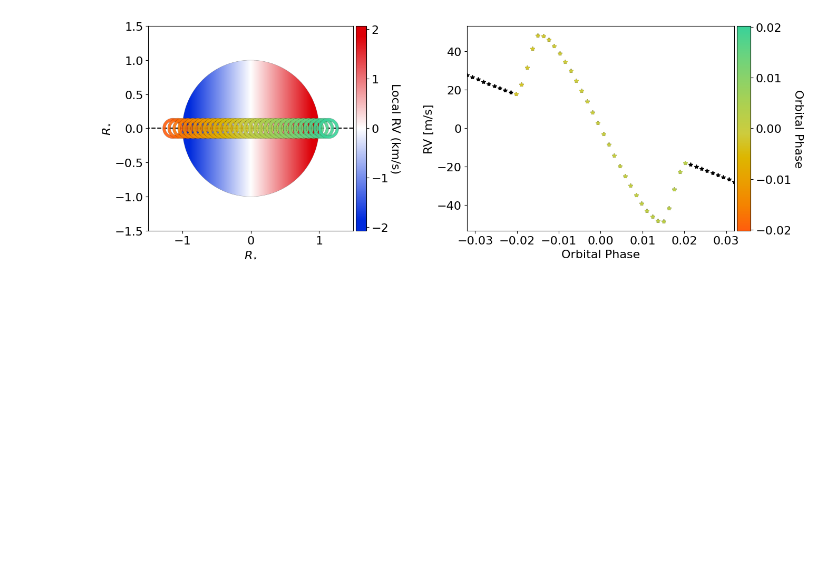
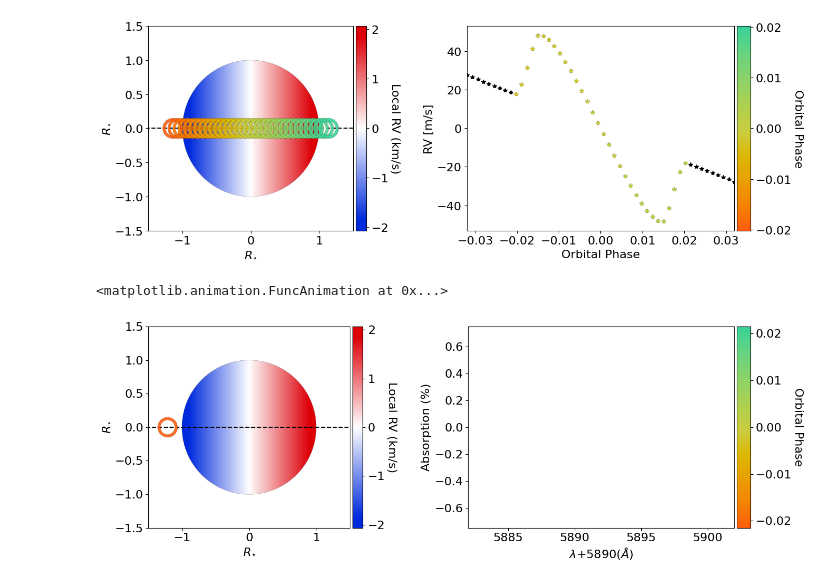
Before and after one commit to EduardoCristo/SOAP-Spot-Oscillation-And-Planet-code, a Jupyter notebook: docs/notebooks/Sun_jupiter_phoenix.ipynb, the cells around one changed output. Saved outputs shown, nothing was run; the diff lists cells and outputs as text; code cells hidden in the pictures; blank space fills up the shorter version.

```diff
--- a/docs/notebooks/Sun_jupiter_phoenix.ipynb
+++ b/docs/notebooks/Sun_jupiter_phoenix.ipynb
@@ -185,0 +188,5 @@ sim.visualize(output=out,plot_type="rv")
+# %%
+sim.visualize_animation(output=out,plot_type="tr", plot_lims=[-0.75,0.75], repeat=True, ref_wave=5890)
+# %% [output]
+<matplotlib.animation.FuncAnimation at 0x...>
+[figure, added]
```
Also changed, not shown: parts of 1 cell of this notebook, 14 other files.
